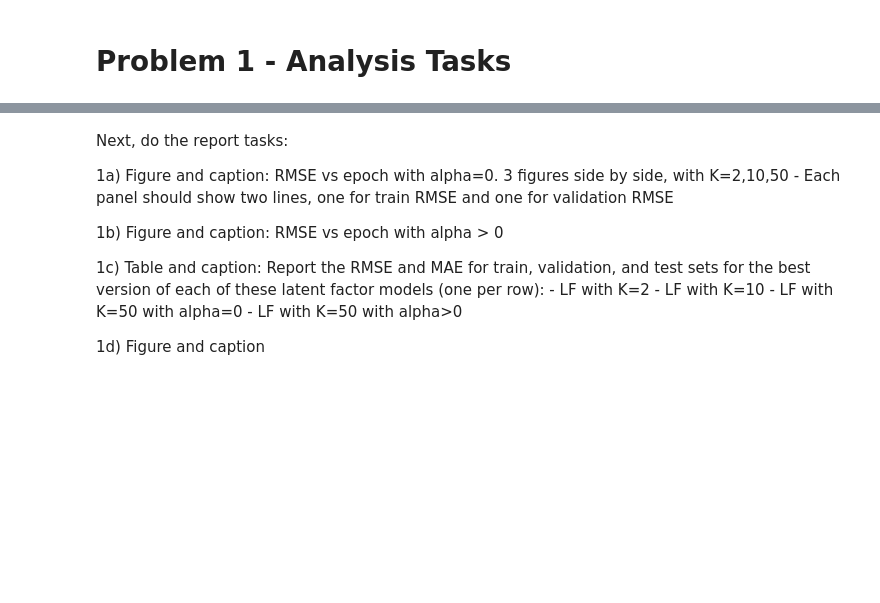
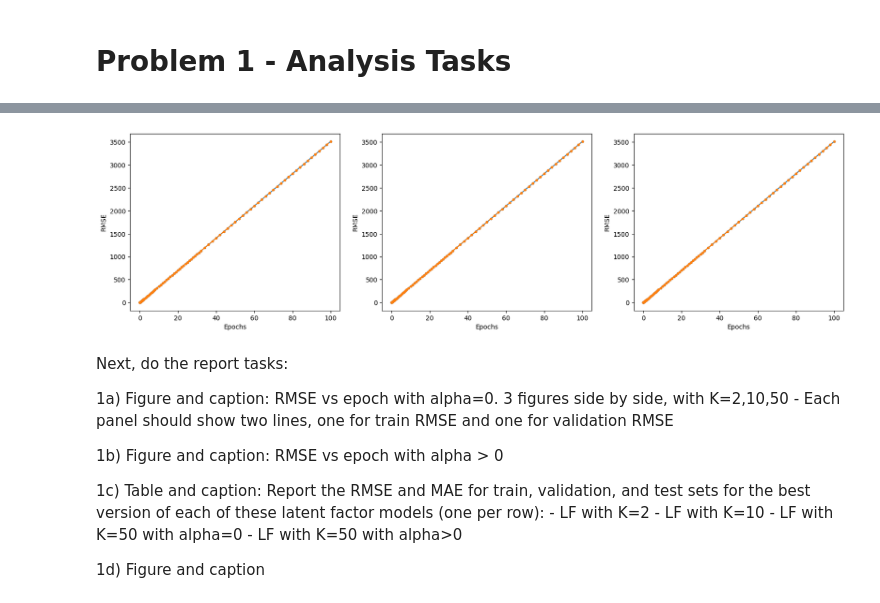
Before and after one commit to behrensm03/cs135-project2, a Jupyter notebook: Project B.ipynb, the cells around one changed output, grey strips where cells are left out. Drawn from its saved outputs; the diff is of its cells as text; code cells hidden in the pictures; blank space fills up the shorter version.

Commit message:
Here are the plots for part

```diff
--- a/Project B.ipynb
+++ b/Project B.ipynb
@@ -101,4 +101,23 @@ batch_size = 1000 # Fix batch size for all of problem 1
 # Try three possible values of K: 2, 10, and 50
 
 kValues = [2, 10, 50]
+epoch_rmse_tuples = []
+for k in kValues:
+    model = CollabFilterOneVectorPerItem(n_factors=k, alpha=0, batch_size=1000, step_size=.5)
+    train_data_tuple = (userids_tr_N, itemids_tr_N, ratings_tr_N)
+    valid_data_tuple = (userids_va_M, itemids_va_M, ratings_va_M)
+    model.init_parameter_dict(n_users=n_users, n_items=n_items, train_tuple=train_data_tuple)
+    model.fit(train_data_tuple, valid_data_tuple)
+    epoch_rmse_tuples.append((model.trace_epoch, model.trace_rmse_train, model.trace_rmse_valid))
+
 # TODO: implement
+figure, axes = plt.subplots(1, 3, figsize=(20, 5))
+for i, (epoch, train_rmse, valid_rmse) in enumerate(epoch_rmse_tuples):
+    axe = axes[i]
+    axe.plot(epoch, train_rmse, '.-', label='train RMSE')
+    axe.plot(epoch, valid_rmse, '.--', label='valid RMSE')
+    axe.set_xlabel("Epochs")
+    axe.set_ylabel("RMSE")
+
+plt.show()
+# %% [output]
@@ -105,3 +141,4 @@ kValues = [2, 10, 50]
+[figure, added]
 # %%
 # Step 3(ii)
 # Train with K = 50 now with moderate regularization by setting strength alpha > 0 to try to eliminate overfitting you saw in 3(i)
```
Also changed, not shown: parts of 1 cell of this notebook.
